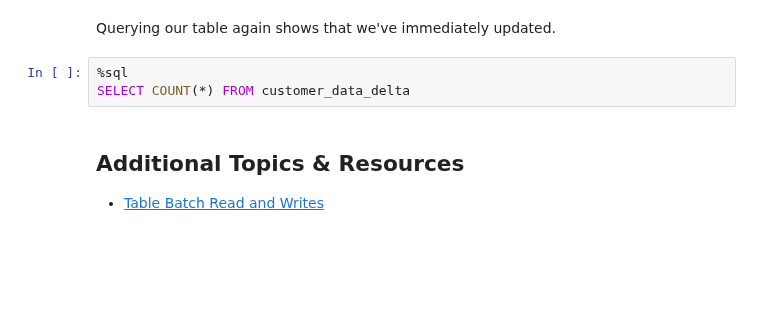
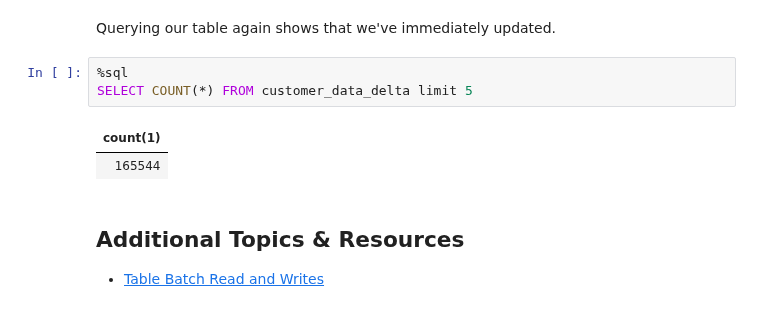
Before and after one commit to alcherniaev/Azure_Databricks, a Jupyter notebook: 2.Delta-Lake-Basics-Lab-1.ipynb, the cells around one changed output. Drawn from its saved outputs; the diff is of its cells as text; blank space fills up the shorter version.

```diff
--- a/2.Delta-Lake-Basics-Lab-1.ipynb
+++ b/2.Delta-Lake-Basics-Lab-1.ipynb
@@ -205,7 +303,10 @@ In this case, we're assuming that the records we process at the end of each day
 Querying our table again shows that we've immediately updated.
 # %%
 %sql
-SELECT COUNT(*) FROM customer_data_delta
+SELECT COUNT(*) FROM customer_data_delta limit 5
+# %% [output]
+| count(1) |
+| 165544 |
 # %% [markdown]
 ## Additional Topics & Resources
 
```
Also changed, not shown: parts of 21 cells of this notebook.
